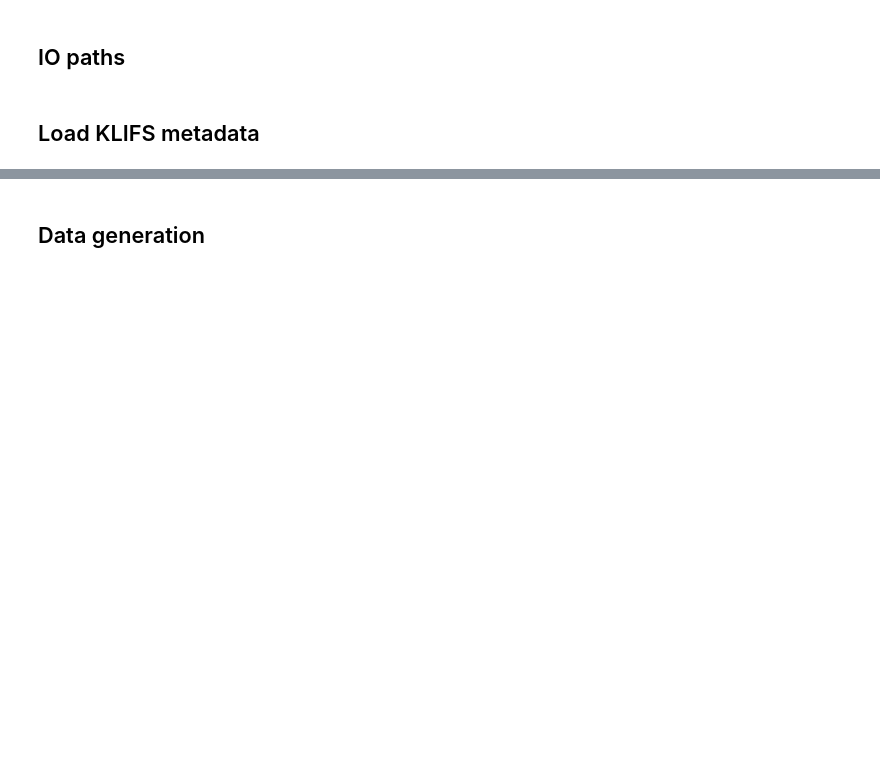
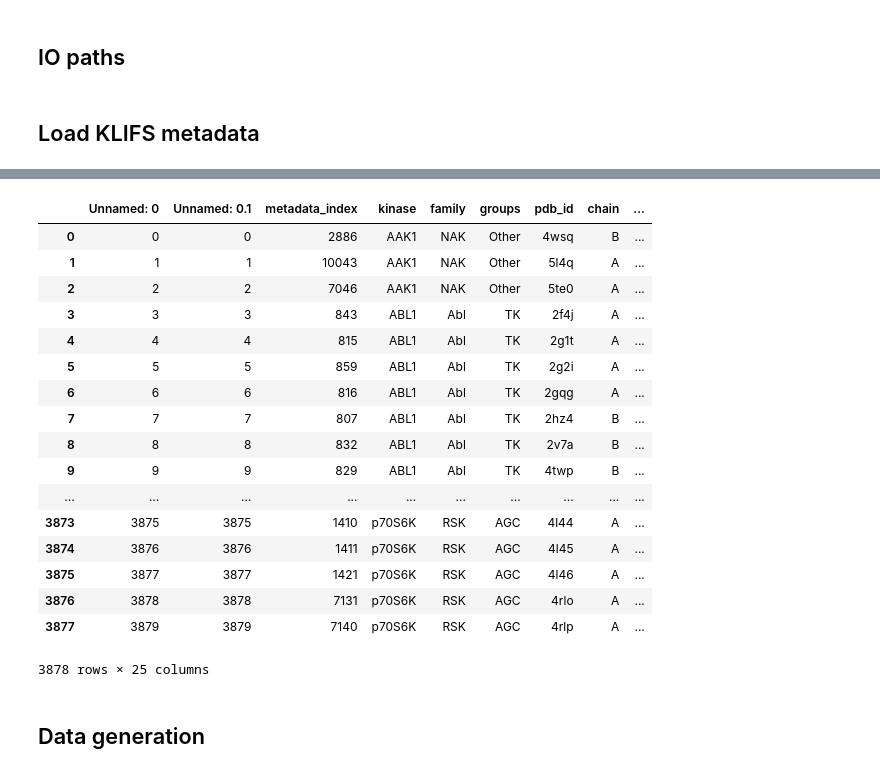
Before and after one commit to volkamerlab/kissim, a Jupyter notebook: scripts/klifs_non_standard_aminoacids.ipynb, the cells around one changed output, grey strips where cells are left out. Saved outputs shown, nothing was run; the diff lists cells and outputs as text; code cells hidden in the pictures; blank space fills up the shorter version.

```diff
--- a/scripts/klifs_non_standard_aminoacids.ipynb
+++ b/scripts/klifs_non_standard_aminoacids.ipynb
@@ -57,3 +57,24 @@ klifs_metadata.shape
+# %%
+klifs_metadata
+# %% [output]
+|  | Unnamed: 0 | Unnamed: 0.1 | metadata_index | kinase | family | groups | pdb_id | chain | ... |
+| 0 | 0 | 0 | 2886 | AAK1 | NAK | Other | 4wsq | B | ... |
+| 1 | 1 | 1 | 10043 | AAK1 | NAK | Other | 5l4q | A | ... |
+| 2 | 2 | 2 | 7046 | AAK1 | NAK | Other | 5te0 | A | ... |
+| 3 | 3 | 3 | 843 | ABL1 | Abl | TK | 2f4j | A | ... |
+| 4 | 4 | 4 | 815 | ABL1 | Abl | TK | 2g1t | A | ... |
+| 5 | 5 | 5 | 859 | ABL1 | Abl | TK | 2g2i | A | ... |
+| 6 | 6 | 6 | 816 | ABL1 | Abl | TK | 2gqg | A | ... |
+| 7 | 7 | 7 | 807 | ABL1 | Abl | TK | 2hz4 | B | ... |
+| 8 | 8 | 8 | 832 | ABL1 | Abl | TK | 2v7a | B | ... |
+| 9 | 9 | 9 | 829 | ABL1 | Abl | TK | 4twp | B | ... |
+| ... | ... | ... | ... | ... | ... | ... | ... | ... | ... |
+| 3873 | 3875 | 3875 | 1410 | p70S6K | RSK | AGC | 4l44 | A | ... |
+| 3874 | 3876 | 3876 | 1411 | p70S6K | RSK | AGC | 4l45 | A | ... |
+| 3875 | 3877 | 3877 | 1421 | p70S6K | RSK | AGC | 4l46 | A | ... |
+| 3876 | 3878 | 3878 | 7131 | p70S6K | RSK | AGC | 4rlo | A | ... |
+| 3877 | 3879 | 3879 | 7140 | p70S6K | RSK | AGC | 4rlp | A | ... |
+3878 rows × 25 columns
 # %% [markdown]
 ## Data generation
 # %%
```
Also changed, not shown: parts of 31 cells of this notebook.
